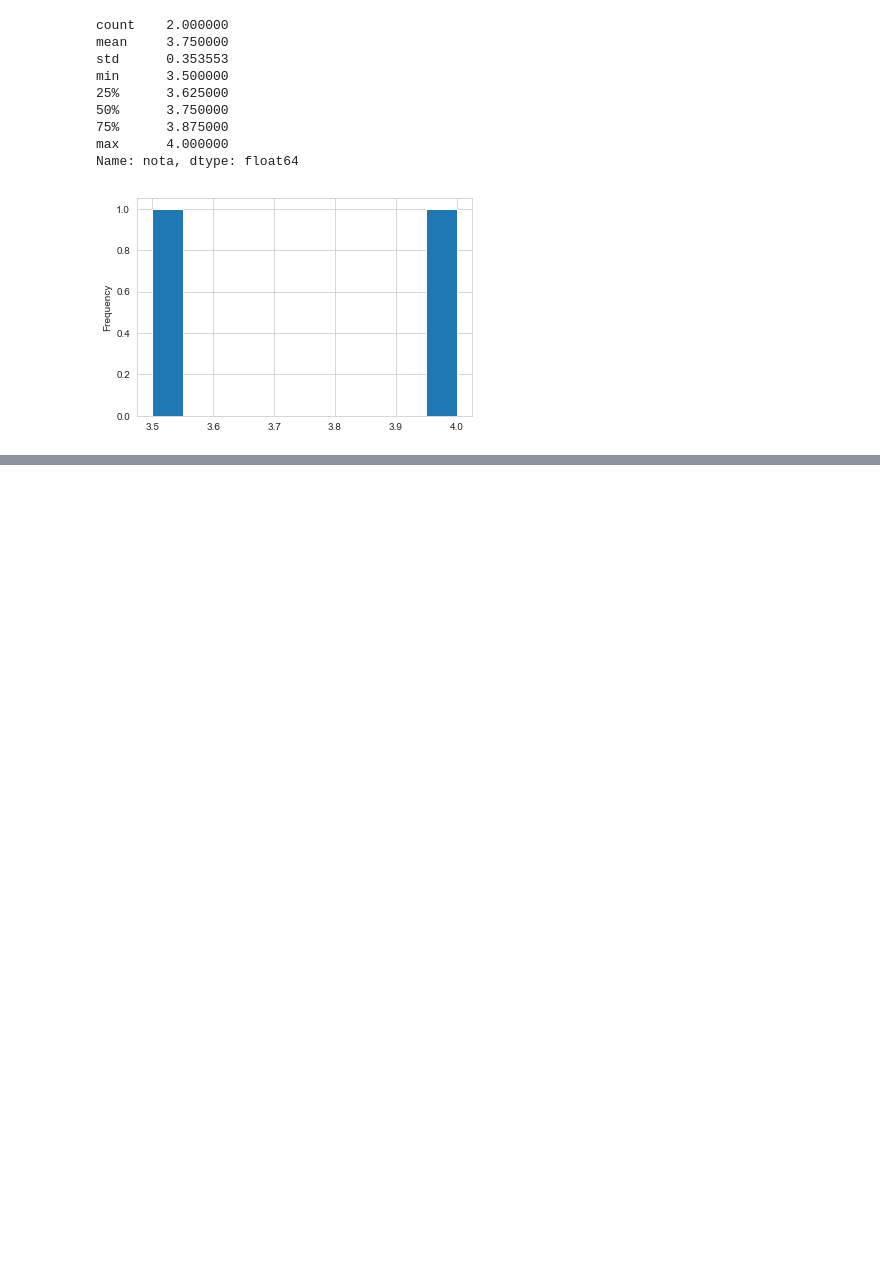
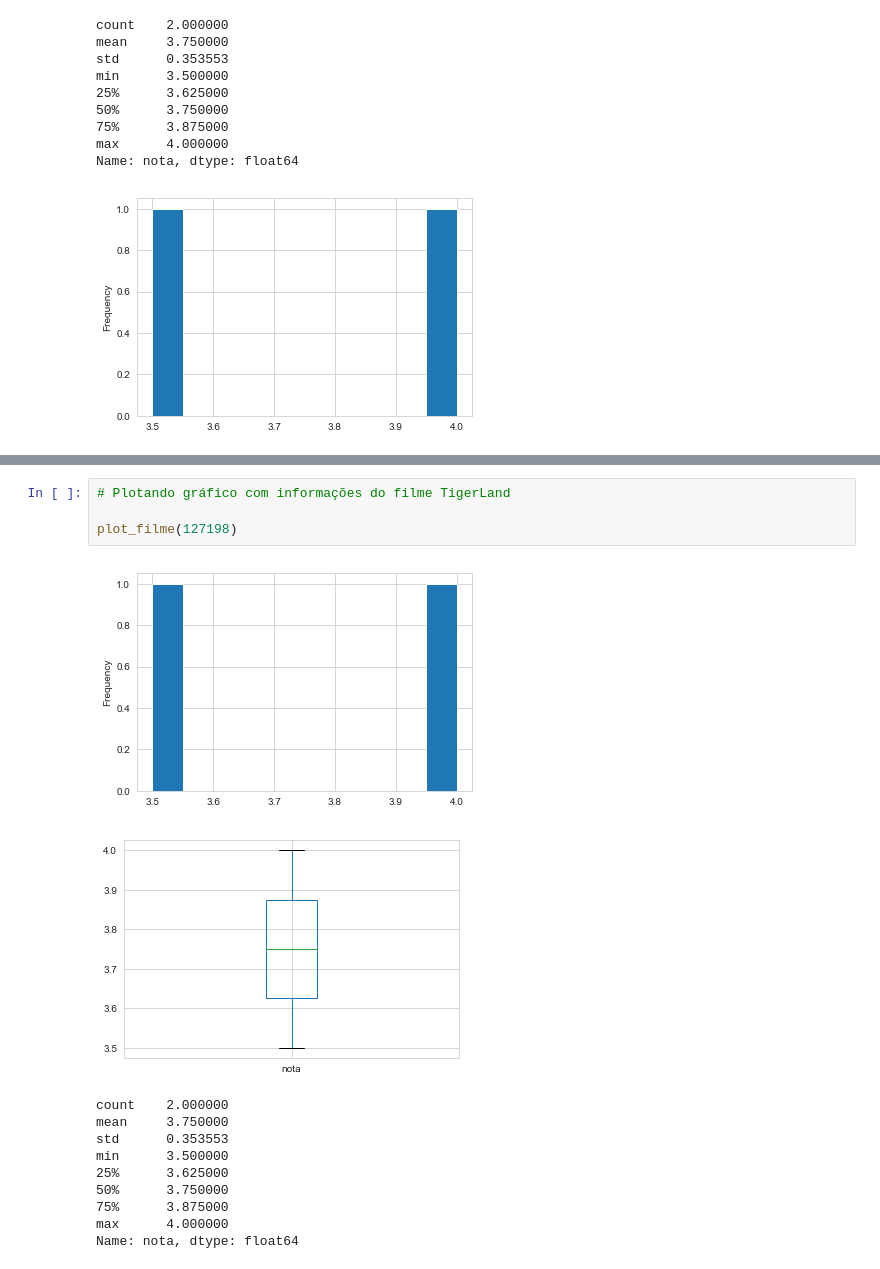
Before and after one commit to littlebru/Analise-de-Filmes, a Jupyter notebook: Aula 02 - Médias, medianas e visualização de dados.ipynb, the cells around one changed output, grey strips where cells are left out. Cells and saved outputs as stored; diff of their text form; blank space fills up the shorter version.

```diff
--- a/Aula 02 - Médias, medianas e visualização de dados.ipynb
+++ b/Aula 02 - Médias, medianas e visualização de dados.ipynb
@@ -444,0 +494,16 @@ Name: nota, dtype: float64
+# %%
+# Plotando gráfico com informações do filme TigerLand
+
+plot_filme(127198)
+# %% [output]
+[figure, added]
+[figure, added]
+count    2.000000
+mean     3.750000
+std      0.353553
+min      3.500000
+25%      3.625000
+50%      3.750000
+75%      3.875000
+max      4.000000
+Name: nota, dtype: float64
```
Also changed, not shown: parts of 18 cells of this notebook.
